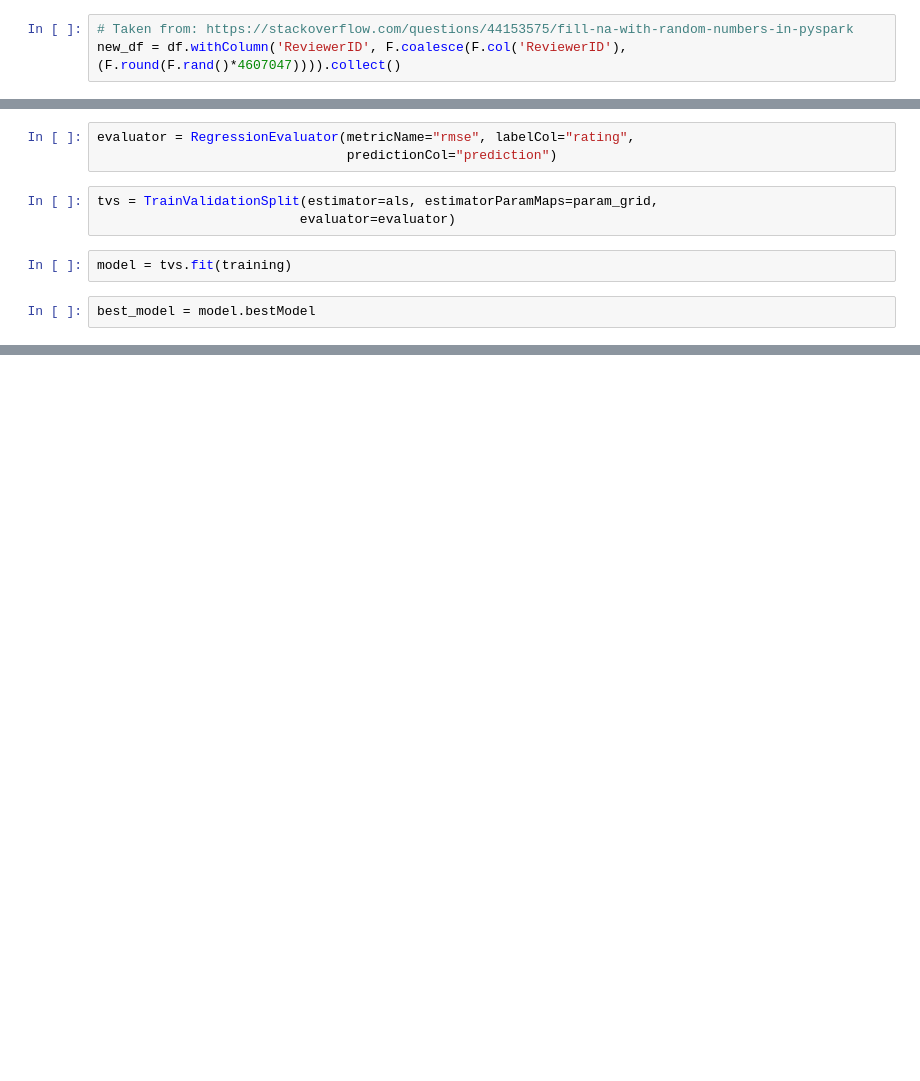
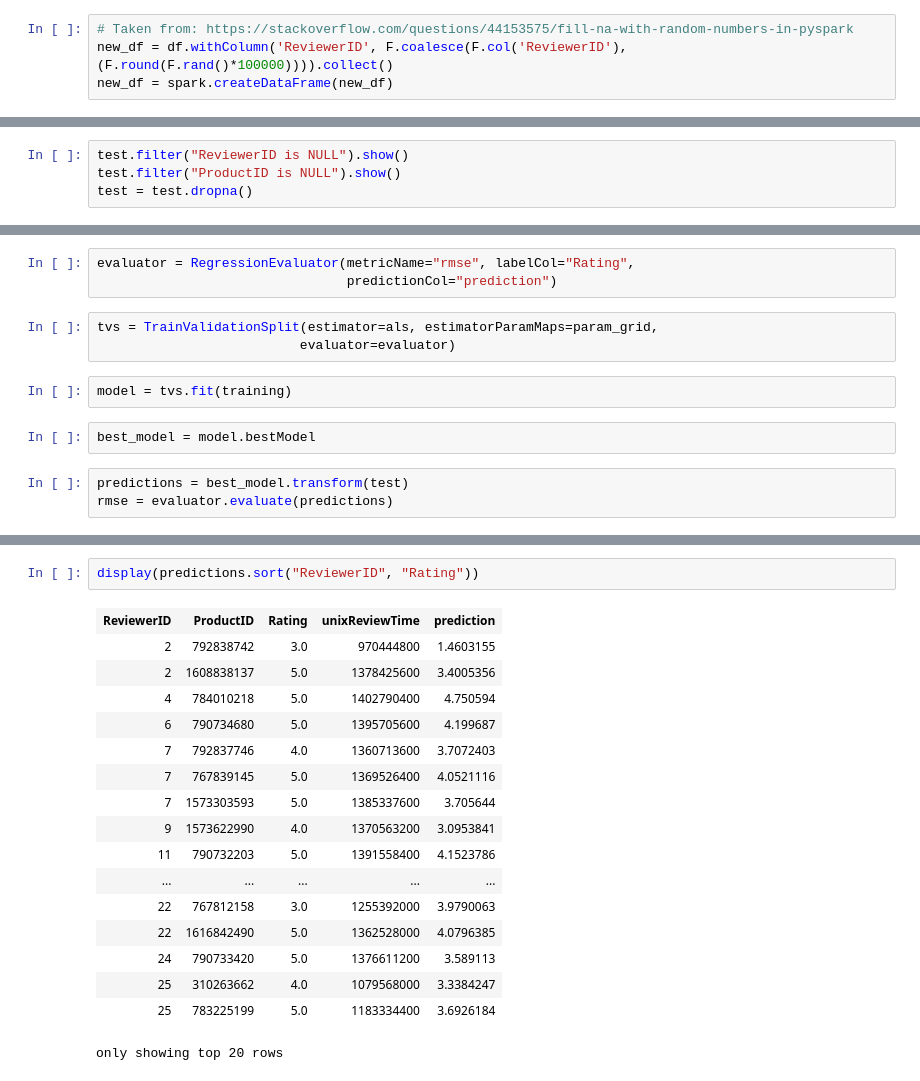
Before and after one commit to LucaPalmer/Collaborative_Filtering, a Jupyter notebook: recommender.ipynb, the cells around one changed output, grey strips where cells are left out. Saved outputs shown, nothing was run; the diff lists cells and outputs as text; blank space fills up the shorter version.

```diff
--- a/recommender.ipynb
+++ b/recommender.ipynb
@@ -52,3 +118,4 @@ df.show()
 # %%
 # Taken from: https://stackoverflow.com/questions/44153575/fill-na-with-random-numbers-in-pyspark
-new_df = df.withColumn('ReviewerID', F.coalesce(F.col('ReviewerID'), (F.round(F.rand()*4607047)))).collect()
+new_df = df.withColumn('ReviewerID', F.coalesce(F.col('ReviewerID'), (F.round(F.rand()*100000)))).collect()
+new_df = spark.createDataFrame(new_df)
@@ -92,0 +233,4 @@ training.filter("ProductID is NULL").show()
+# %%
+test.filter("ReviewerID is NULL").show()
+test.filter("ProductID is NULL").show()
+test = test.dropna()
@@ -100,7 +262,7 @@ param_grid = ParamGridBuilder()\
 .addGrid(als.regParam, [.17, .18, .19])\
 .build()
 # %%
-evaluator = RegressionEvaluator(metricName="rmse", labelCol="rating",
+evaluator = RegressionEvaluator(metricName="rmse", labelCol="Rating",
                                 predictionCol="prediction")
 # %%
 tvs = TrainValidationSplit(estimator=als, estimatorParamMaps=param_grid,
@@ -109,3 +271,6 @@ tvs = TrainValidationSplit(estimator=als, estimatorParamMaps=param_grid,
 model = tvs.fit(training)
 # %%
 best_model = model.bestModel
+# %%
+predictions = best_model.transform(test)
+rmse = evaluator.evaluate(predictions)
@@ -111,0 +289,20 @@ best_model = model.bestModel
+# %%
+display(predictions.sort("ReviewerID", "Rating"))
+# %% [output]
+| ReviewerID | ProductID | Rating | unixReviewTime | prediction |
+| 2 | 792838742 | 3.0 | 970444800 | 1.4603155 |
+| 2 | 1608838137 | 5.0 | 1378425600 | 3.4005356 |
+| 4 | 784010218 | 5.0 | 1402790400 | 4.750594 |
+| 6 | 790734680 | 5.0 | 1395705600 | 4.199687 |
+| 7 | 792837746 | 4.0 | 1360713600 | 3.7072403 |
+| 7 | 767839145 | 5.0 | 1369526400 | 4.0521116 |
+| 7 | 1573303593 | 5.0 | 1385337600 | 3.705644 |
+| 9 | 1573622990 | 4.0 | 1370563200 | 3.0953841 |
+| 11 | 790732203 | 5.0 | 1391558400 | 4.1523786 |
+| ... | ... | ... | ... | ... |
+| 22 | 767812158 | 3.0 | 1255392000 | 3.9790063 |
+| 22 | 1616842490 | 5.0 | 1362528000 | 4.0796385 |
+| 24 | 790733420 | 5.0 | 1376611200 | 3.589113 |
+| 25 | 310263662 | 4.0 | 1079568000 | 3.3384247 |
+| 25 | 783225199 | 5.0 | 1183334400 | 3.6926184 |
+only showing top 20 rows
```
Also changed, not shown: parts of 20 cells of this notebook.
